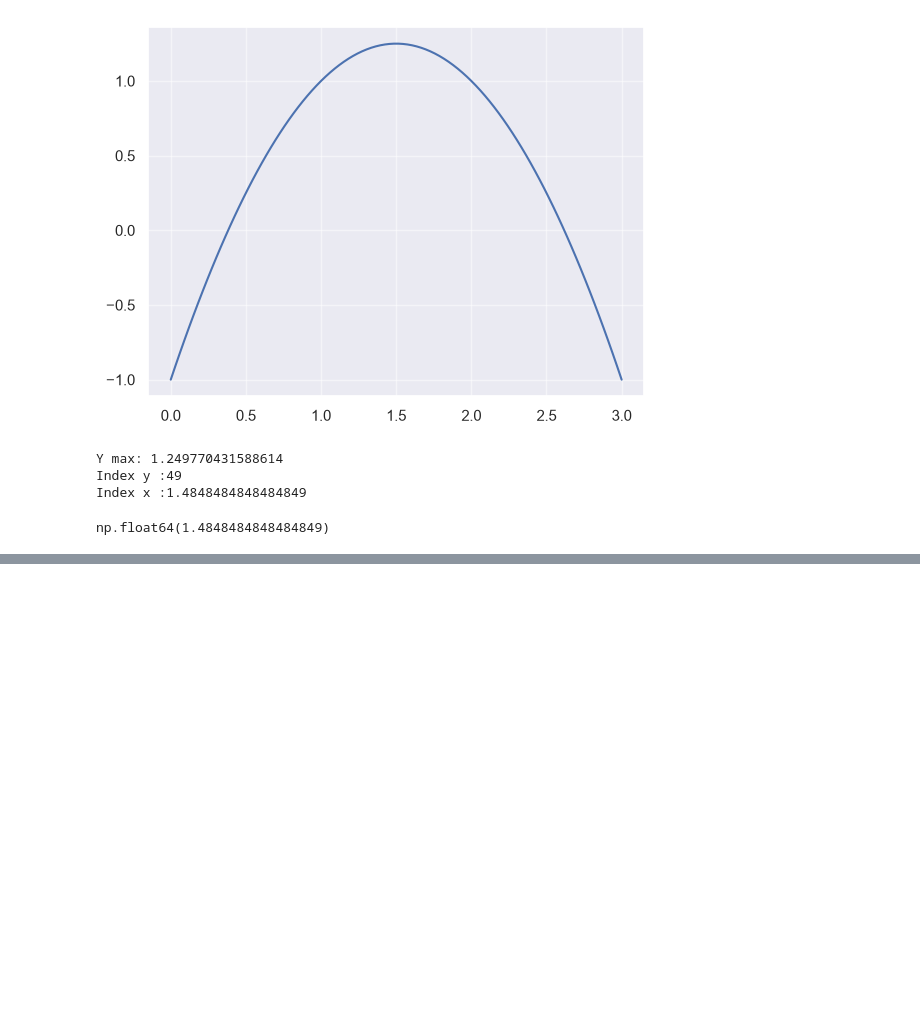
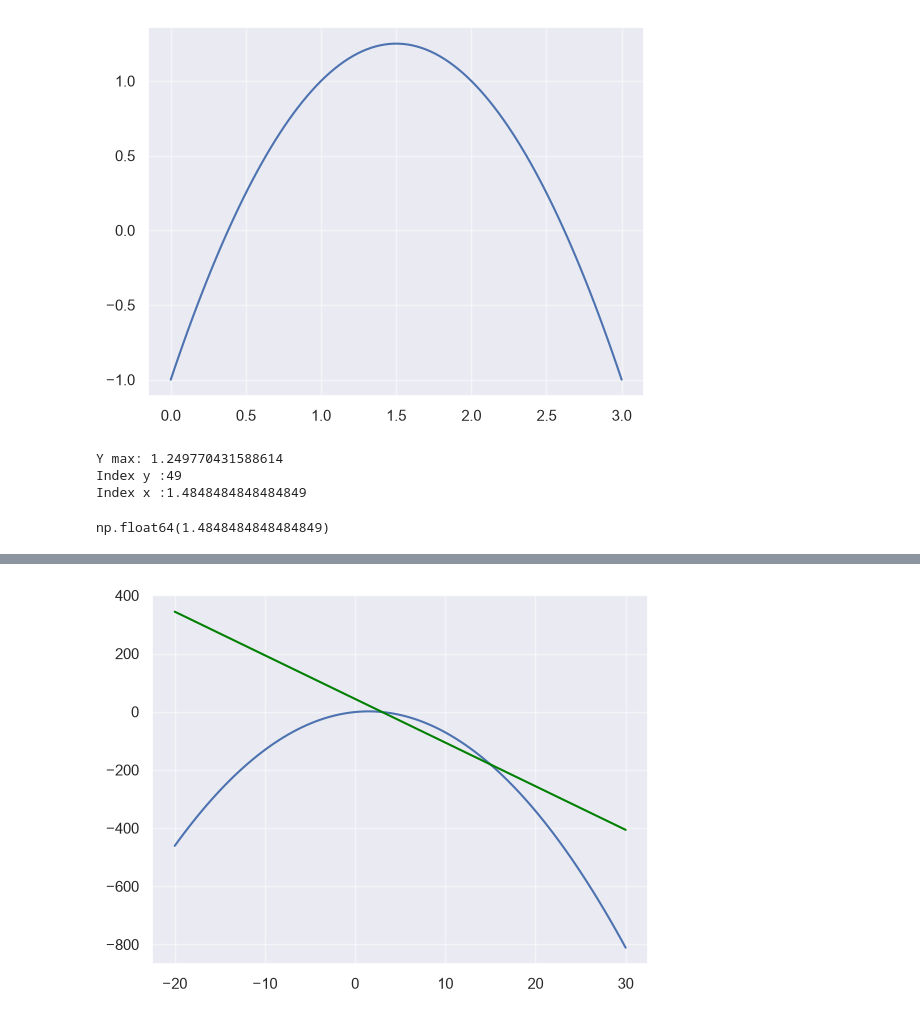
Before and after one commit to dnlsyfq/py_analyze, a Jupyter notebook: calculus.ipynb, the cells around one changed output, grey strips where cells are left out. Saved outputs shown, nothing was run; the diff lists cells and outputs as text; code cells hidden in the pictures; blank space fills up the shorter version.

```diff
--- a/calculus.ipynb
+++ b/calculus.ipynb
@@ -35,0 +77,4 @@ np.float64(1.4848484848484849)
+# %%
+draw_secant([3,15])
+# %% [output]
+[figure, added]
```
Also changed, not shown: parts of 5 cells of this notebook.
